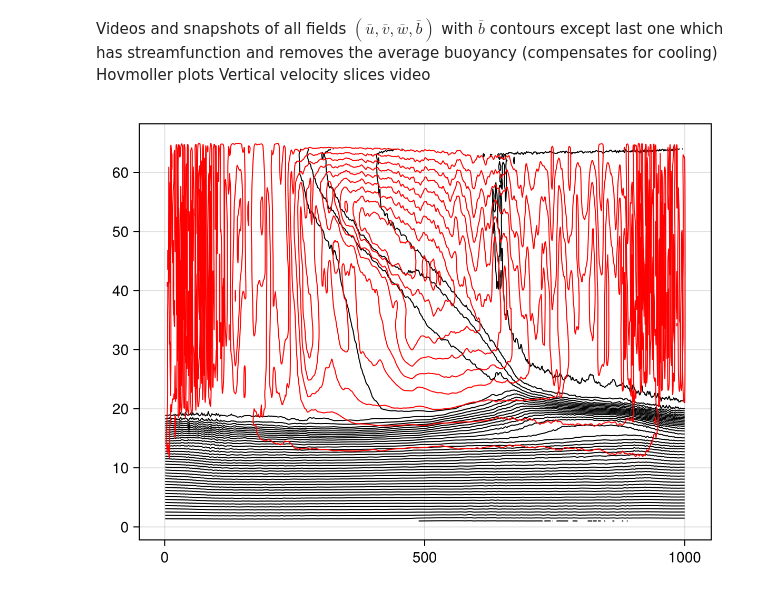
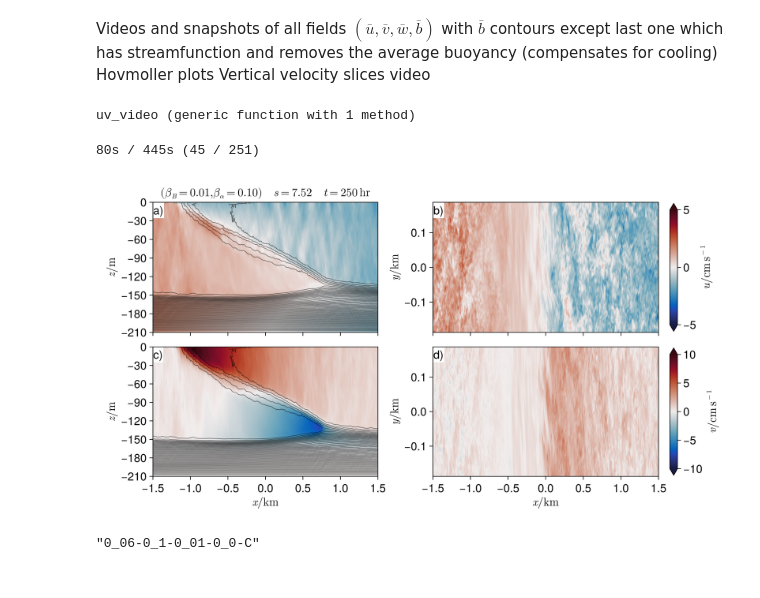
Before and after one commit to erin-atkinson/turbulence-at-many-fronts, a Jupyter notebook: notebooks/Basics.ipynb, the cells around one changed output. Saved outputs shown, nothing was run; the diff lists cells and outputs as text; code cells hidden in the pictures.

```diff
--- a/notebooks/Basics.ipynb
+++ b/notebooks/Basics.ipynb
@@ -27,8 +21,32 @@ b = get_field(DFM, "b_dfm", iterations[end]);
-# %%
-fig = Figure()
-ax = Axis(fig[1, 1])
-contour!(ax, b; levels = b_levels, color=:black)
-contour!(ax, ψ; levels = 13, color=:red)
-fig
-# %% [output]
-[figure, removed]
+# %%
+include("../src-fig/video/uv_video.jl")
+# %% [output]
+uv_video (generic function with 1 method)
+# %%
+for run_id in run_ids[2:10]
+    foldername = joinpath("../../scratch/turbulence-at-many-fronts/", run_id)
+    sp = simulation_parameters(joinpath(foldername, "DFM.jld2"))
+    filename = joinpath("../figures/video/cooling-depth", "uv-$(run_id).mp4")
+    fig = uv_video(foldername, 1:251, filename, -sp.H/2;
+        fig_kw = NamedTuple(),
+        record_kw = (; framerate=16),
+        background = true,
+        coarse = false
+    )
+    save("../figures/images/cooling-depth/uv-$(run_id).png", fig; px_per_unit=2)
+end
+# %% [output]
+80s / 445s (45 / 251)
+# %%
+run_id = run_ids[11]
+foldername = joinpath("../../scratch/turbulence-at-many-fronts/", run_id)
+sp = simulation_parameters(joinpath(foldername, "DFM.jld2"))
+filename = joinpath("../figures/video/cooling-depth", "uv-$(run_id).mp4")
+fig = uv_video(foldername, [301], filename, -sp.H/2;
+    fig_kw = NamedTuple(),
+    record_kw = (; framerate=16),
+    background = true,
+    coarse = false
+)
+# %% [output]
+[figure, added]
@@ -34,0 +70,4 @@ fig
+# %%
+run_ids[1]
+# %% [output]
+"0_06-0_1-0_01-0_0-C"
```
Also changed, not shown: parts of 3 cells of this notebook, 17 other files.
